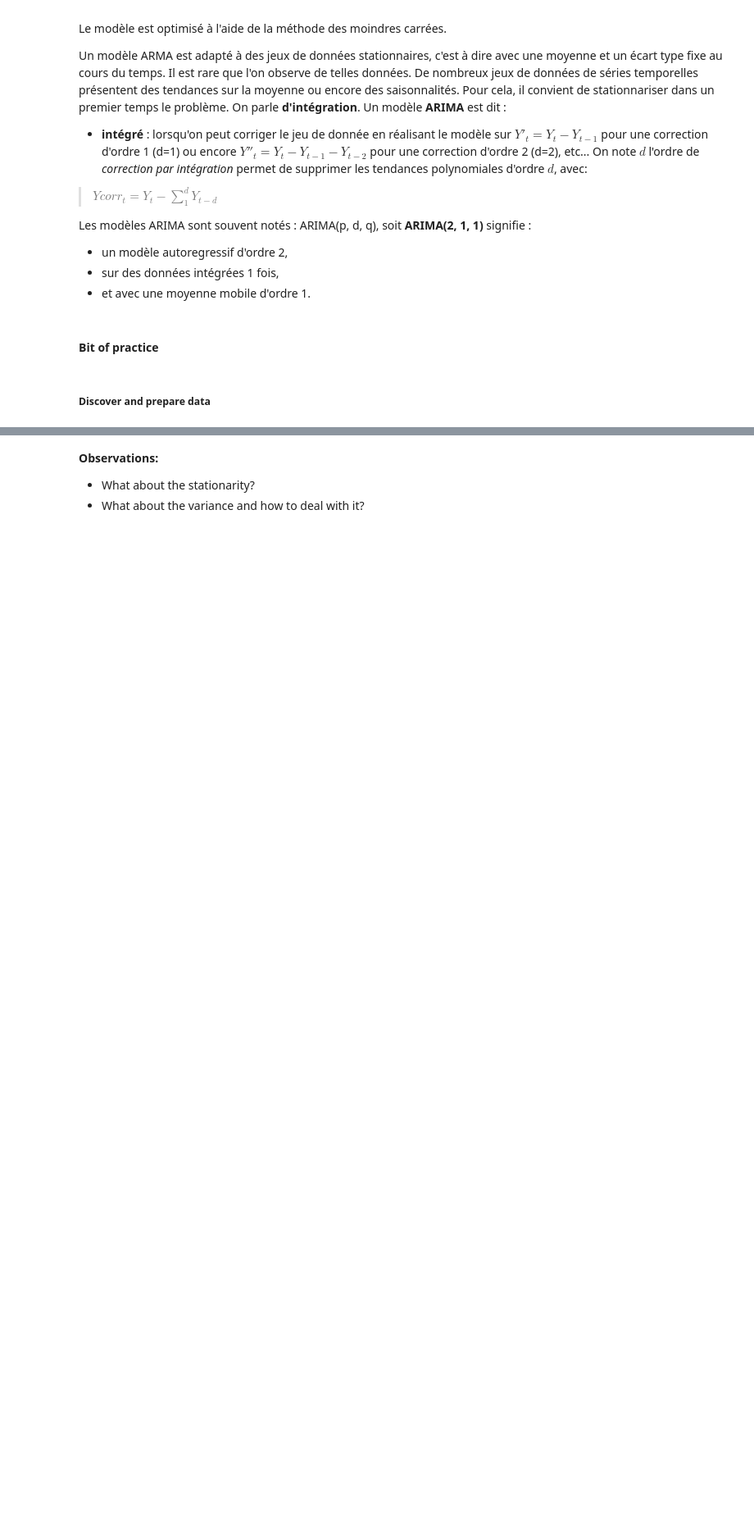
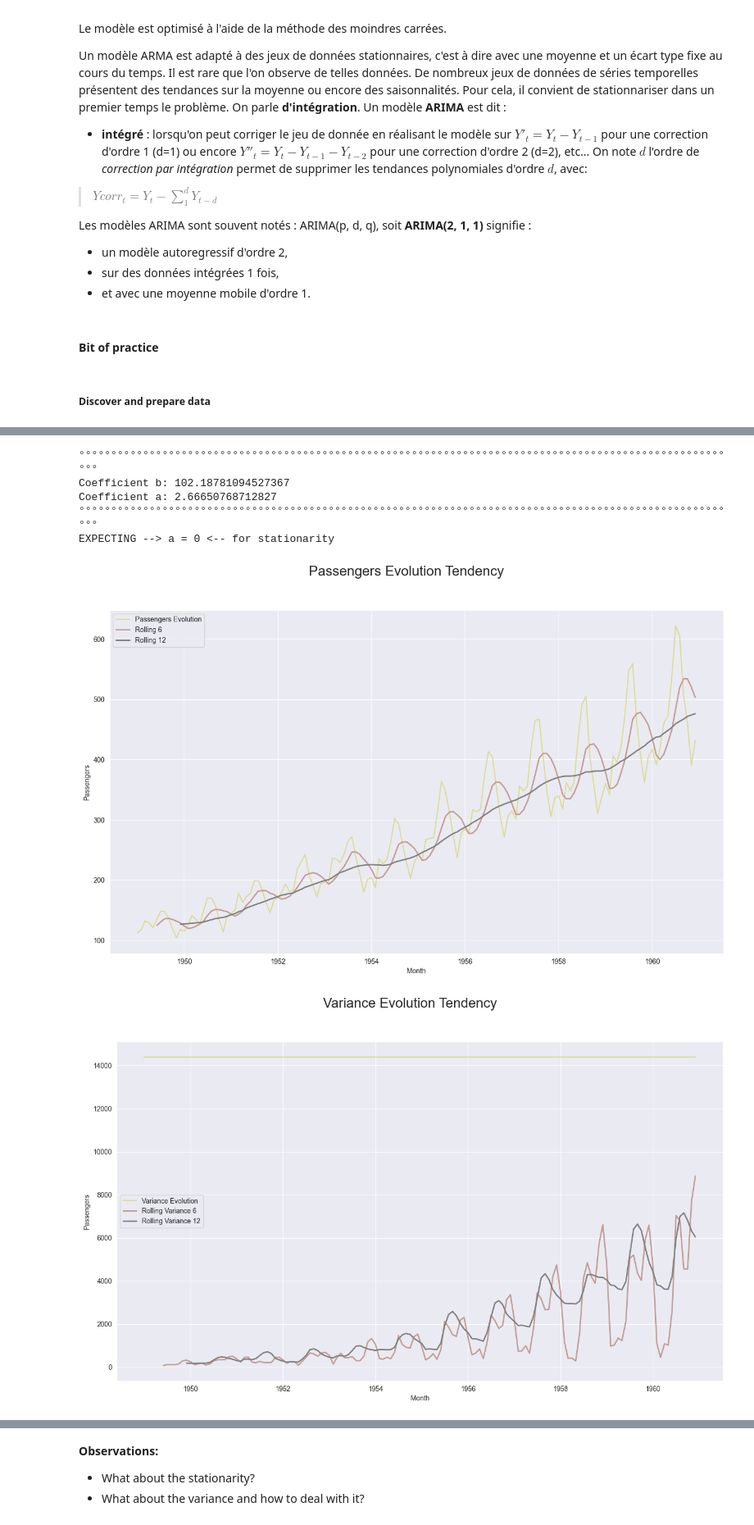
Before and after one commit to ManuLabricole/CDN-MachineLearning, a Jupyter notebook: ML6/2023_Campus_ML6-NB2.ipynb, the cells around one changed output, grey strips where cells are left out. Shown at 82% size. Drawn from its saved outputs; the diff is of its cells as text; code cells hidden in the pictures; blank space fills up the shorter version.

```diff
--- a/ML6/2023_Campus_ML6-NB2.ipynb
+++ b/ML6/2023_Campus_ML6-NB2.ipynb
@@ -181,18 +89,0 @@ plt.show()
-# %%
-passengers = df["Passengers"]
-passengersRolling6 = df['Passengers'].rolling(window=6).mean()
-passengersRolling12 = df['Passengers'].rolling(window=12).mean()
-# %%
-x = np.arange(len(passengersRolling12.dropna()))
-y = passengersRolling12.dropna()
-
-coefficients = np.polyfit(x, y, 1)
-a = coefficients[0]  # Slope
-b = coefficients[1]  # Intercept
-
-# Compute the regression curve ax + b
-regression_curve = a * x + b
-
-# Print the coefficients a and b
-print('Coefficient a:', a)
-print('Coefficient b:', b)
@@ -243,4 +89,0 @@ plt.show()
-# %%
-passengersVar = df["Passengers"].var()
-passengersRollingVar6 = df['Passengers'].rolling(window=6).var()
-passengersRollingVar36 = df['Passengers'].rolling(window=36).var()
@@ -282,0 +313,10 @@ plt.show()
+# %%
+study_stationarity(df, 6, 12)
+# %% [output]
+°°°°°°°°°°°°°°°°°°°°°°°°°°°°°°°°°°°°°°°°°°°°°°°°°°°°°°°°°°°°°°°°°°°°°°°°°°°°°°°°°°°°°°°°°°°°°°°°°°°°°°°°
+Coefficient b: 102.18781094527367
+Coefficient a: 2.66650768712827
+°°°°°°°°°°°°°°°°°°°°°°°°°°°°°°°°°°°°°°°°°°°°°°°°°°°°°°°°°°°°°°°°°°°°°°°°°°°°°°°°°°°°°°°°°°°°°°°°°°°°°°°°
+EXPECTING --> a = 0 <-- for stationarity
+[figure, added]
+[figure, added]
```
Also changed, not shown: parts of 72 cells of this notebook, 2 other files.
